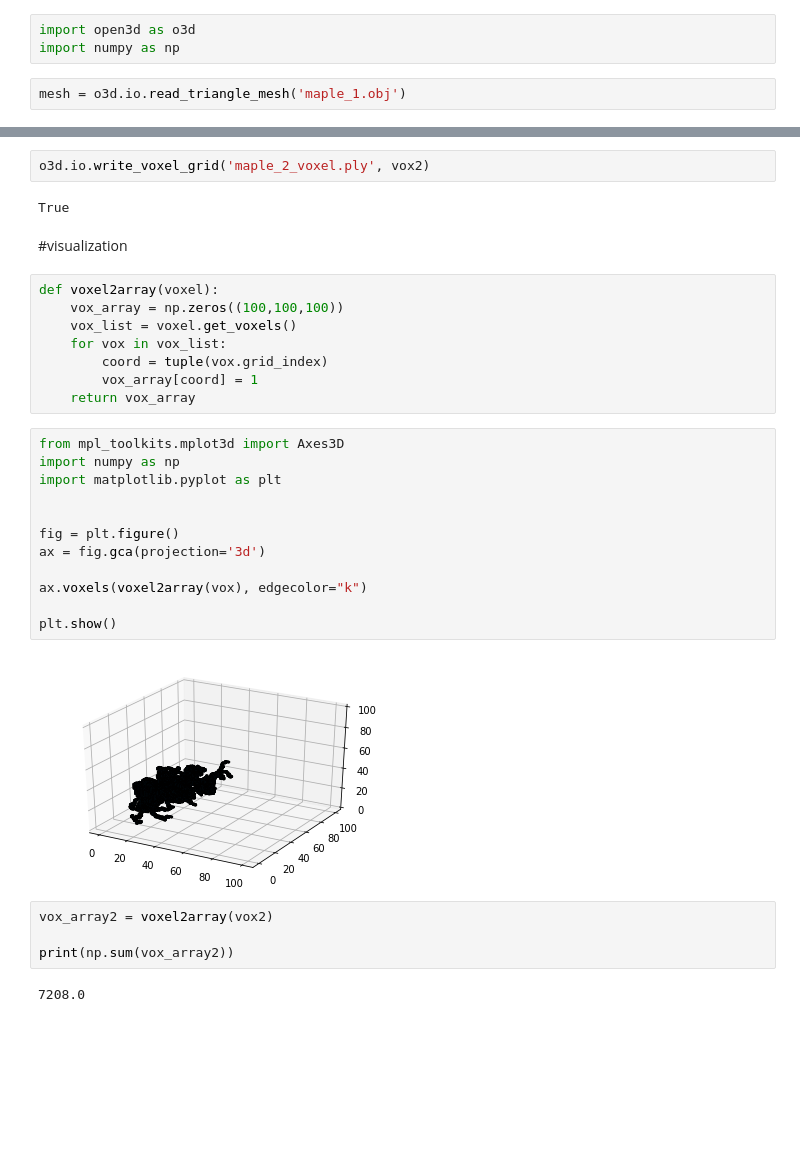
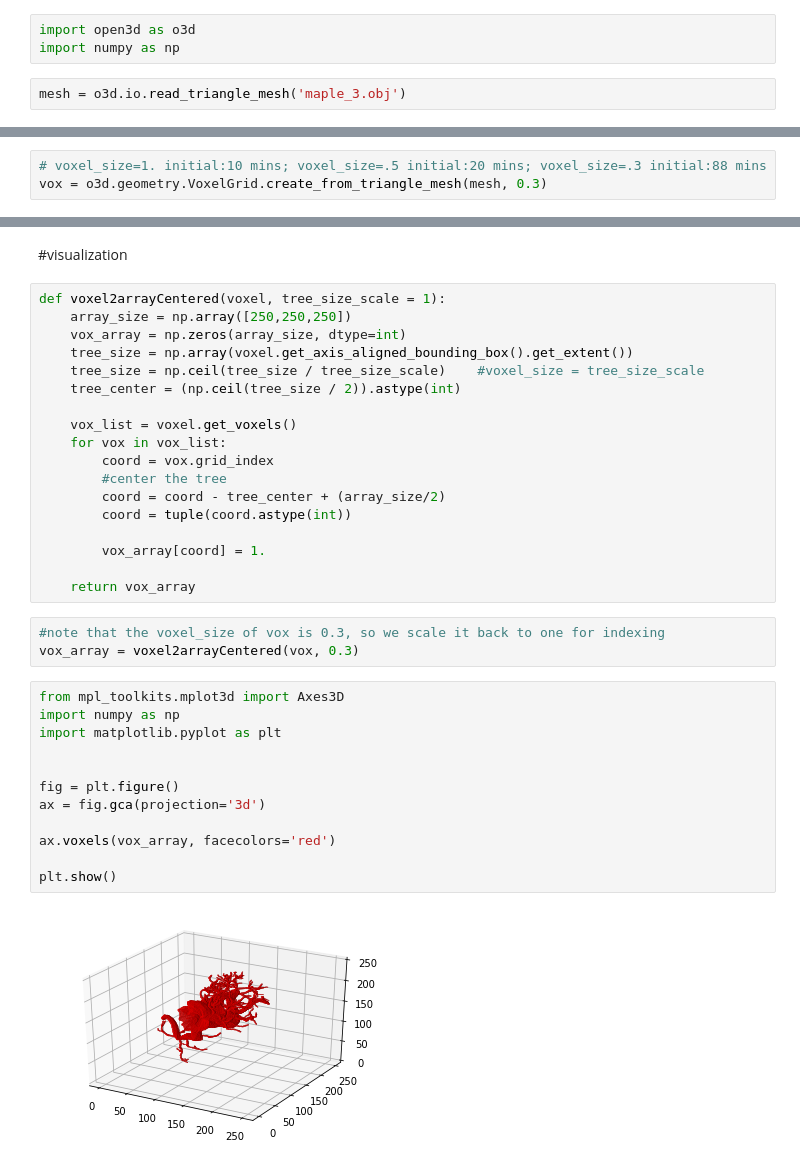
Before and after one commit to buganart/BUGAN, a Jupyter notebook: script_load3Dobj.ipynb, the cells around one changed output, grey strips where cells are left out. Saved outputs shown, nothing was run; the diff lists cells and outputs as text; blank space fills up the shorter version.

```diff
--- a/script_load3Dobj.ipynb
+++ b/script_load3Dobj.ipynb
@@ -42,5 +41,5 @@ Requirement already satisfied: wcwidth in /usr/local/lib/python3.6/dist-packages
 import open3d as o3d
 import numpy as np
 # %%
-mesh = o3d.io.read_triangle_mesh('maple_1.obj')
+mesh = o3d.io.read_triangle_mesh('maple_3.obj')
 # %% [output]
@@ -51,3 +48,6 @@ vox = o3d.geometry.VoxelGrid.create_from_triangle_mesh(mesh, 1)  # voxel_size=1.
+# %%
+# voxel_size=1. initial:10 mins; voxel_size=.5 initial:20 mins; voxel_size=.3 initial:88 mins
+vox = o3d.geometry.VoxelGrid.create_from_triangle_mesh(mesh, 0.3)
 # %%
 print(vox.dimension())
 print(vox.origin)
@@ -156,34 +69,37 @@ print(np.array(boxa2.get_box_points()))
-# %%
-o3d.io.write_voxel_grid('maple_2_voxel.ply', vox2)
-# %% [output]
-True
 # %% [markdown]
 #visualization
-# %%
-def voxel2array(voxel):
-    vox_array = np.zeros((100,100,100))
-    vox_list = voxel.get_voxels()
-    for vox in vox_list:
-        coord = tuple(vox.grid_index)
-        vox_array[coord] = 1
-    return vox_array
+# %%
+def voxel2arrayCentered(voxel, tree_size_scale = 1):
+    array_size = np.array([250,250,250])
+    vox_array = np.zeros(array_size, dtype=int)
+    tree_size = np.array(voxel.get_axis_aligned_bounding_box().get_extent())
+    tree_size = np.ceil(tree_size / tree_size_scale)    #voxel_size = tree_size_scale
+    tree_center = (np.ceil(tree_size / 2)).astype(int)
+
+    vox_list = voxel.get_voxels()
+    for vox in vox_list:
+        coord = vox.grid_index
+        #center the tree
+        coord = coord - tree_center + (array_size/2)
+        coord = tuple(coord.astype(int))
+
+        vox_array[coord] = 1.
+
+    return vox_array
+# %%
+#note that the voxel_size of vox is 0.3, so we scale it back to one for indexing
+vox_array = voxel2arrayCentered(vox, 0.3)
 # %%
 from mpl_toolkits.mplot3d import Axes3D
 import numpy as np
 import matplotlib.pyplot as plt
 
 
 fig = plt.figure()
 ax = fig.gca(projection='3d')
 
-ax.voxels(voxel2array(vox), edgecolor="k")
+ax.voxels(vox_array, facecolors='red')
 
 plt.show()
 # %% [output]
-[figure, old version]
+[figure, new version]
-# %%
-vox_array2 = voxel2array(vox2)
-
-print(np.sum(vox_array2))
-# %% [output]
-7208.0
```
Also changed, not shown: parts of 26 cells of this notebook.
